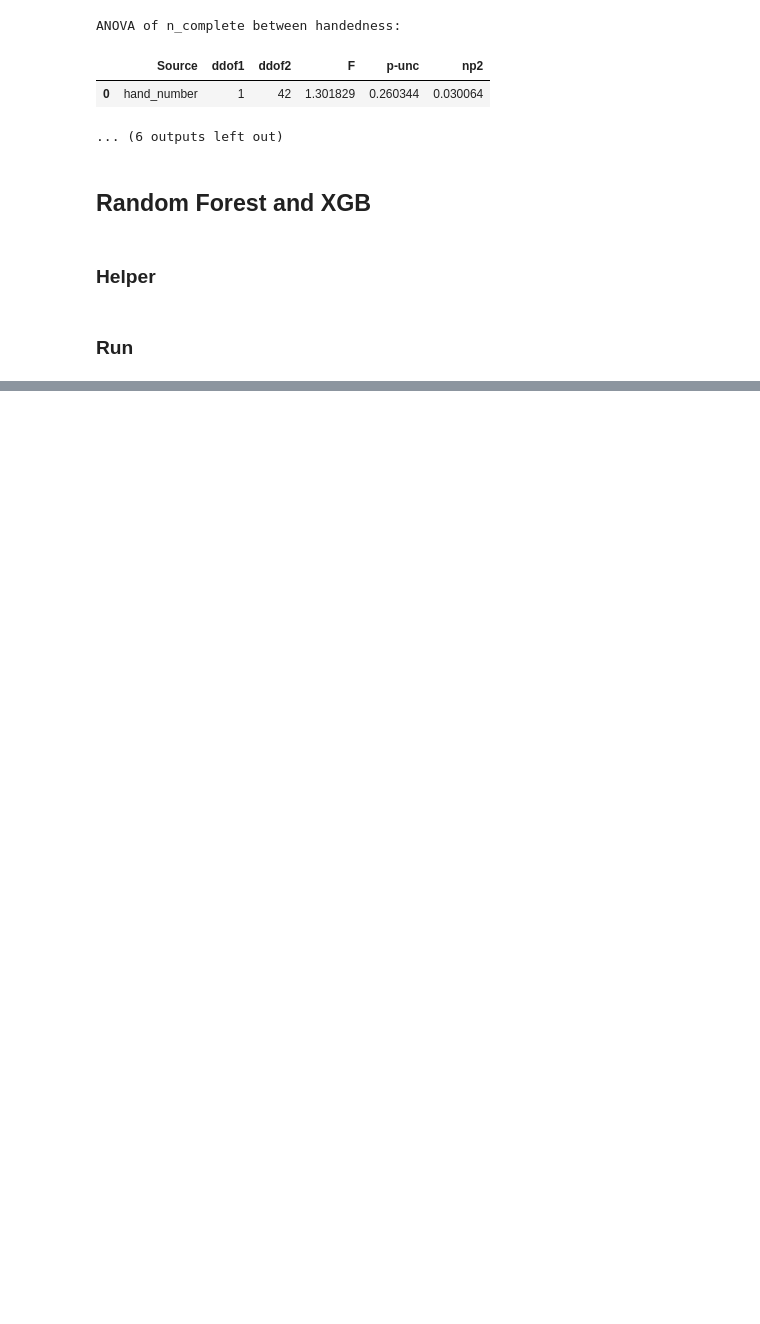
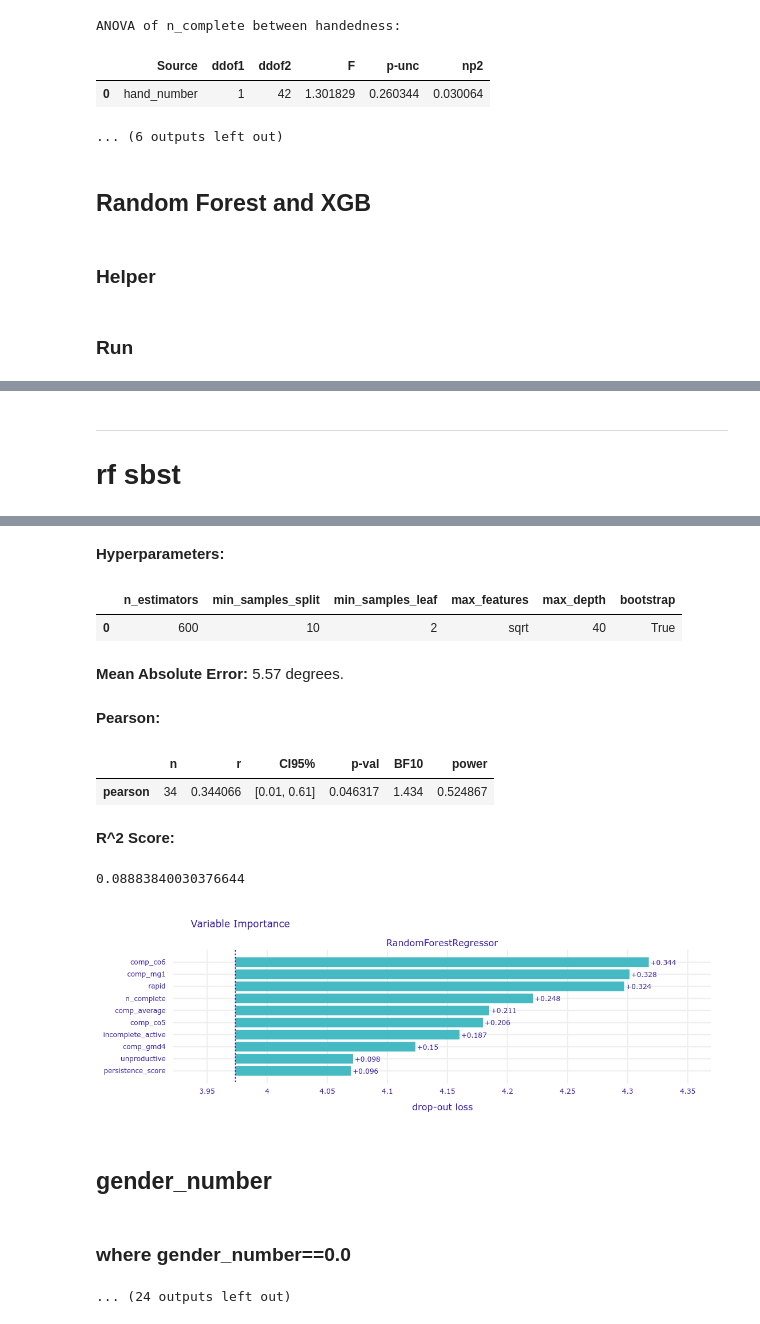
Before and after one commit to Complex-Play-Lab/ShadowspectRandomForest, a Jupyter notebook: main.ipynb, the cells around one changed output, grey strips where cells are left out. Saved outputs shown, nothing was run; the diff lists cells and outputs as text; code cells hidden in the pictures; blank space fills up the shorter version.

```diff
--- a/main.ipynb
+++ b/main.ipynb
@@ -414,4 +408,8 @@ Fitting 2 folds for each of 50 candidates, totalling 100 fits
 ### where gender_number==0.0
 ... (24 outputs left out)
 # %%
-# run_regressor("rf", "sbst", features, protecteds)
+run_regressor("rf", "sbst", features, protecteds)
+# %% [output]
+---
+
+# rf sbst
@@ -418,3 +433,16 @@ Fitting 2 folds for each of 50 candidates, totalling 100 fits
+**Hyperparameters:**
+|  | n_estimators | min_samples_split | min_samples_leaf | max_features | max_depth | bootstrap |
+| 0 | 600 | 10 | 2 | sqrt | 40 | True |
+**Mean Absolute Error:** 5.57 degrees.
+**Pearson:**
+|  | n | r | CI95% | p-val | BF10 | power |
+| pearson | 34 | 0.344066 | [0.01, 0.61] | 0.046317 | 1.434 | 0.524867 |
+**R^2 Score:**
+0.08883840030376644
+[figure, added]
+## gender_number
+### where gender_number==0.0
+... (24 outputs left out)
 # %%
 # run_regressor("xgb", "sri", features, protecteds)
 # %%
```
Also changed, not shown: parts of 2 cells of this notebook.
